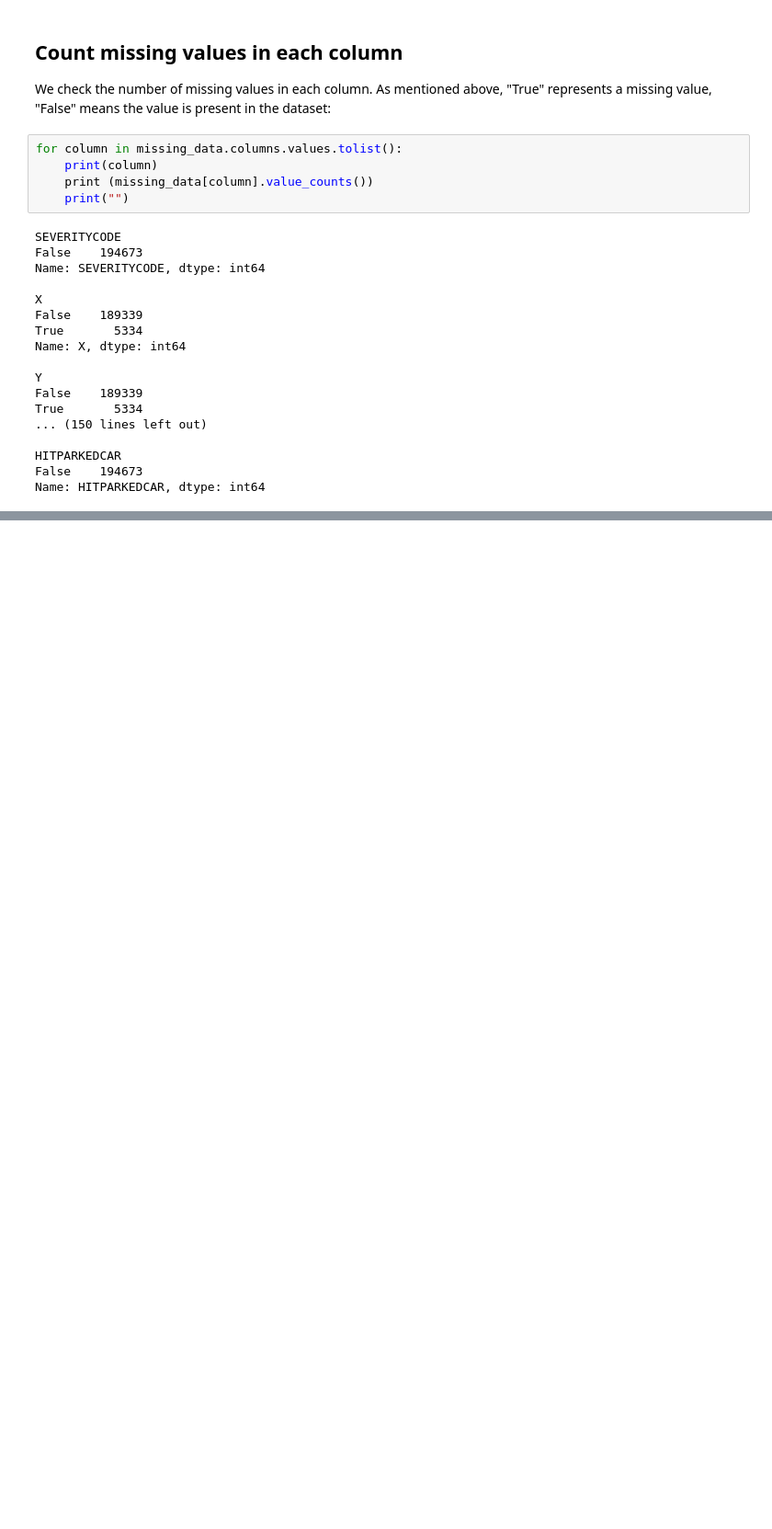
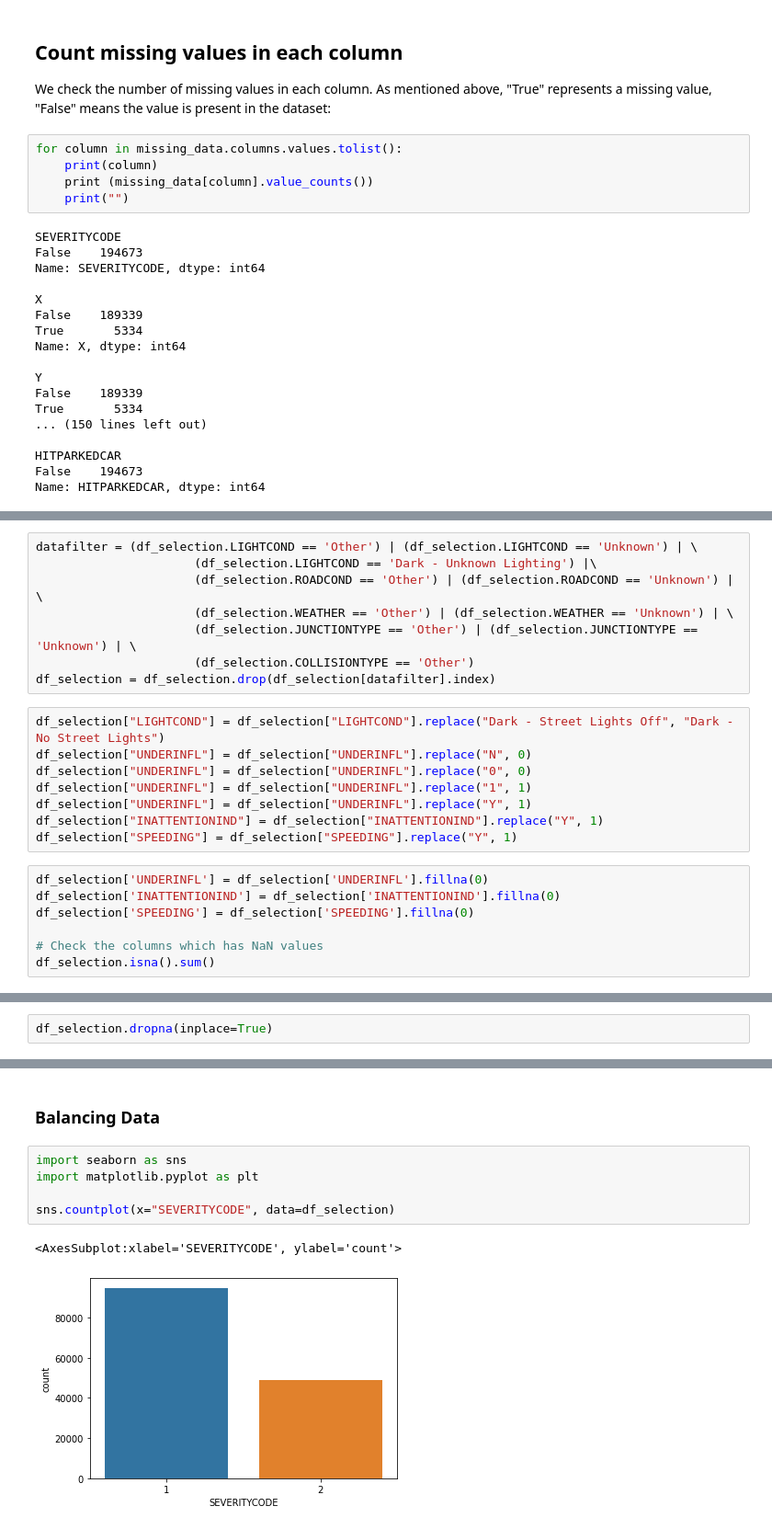
Before and after one commit to pablock-stark/ibm_data_science-final_capstone_project, a Jupyter notebook: ibm_applied_data_science_capstone.ipynb, the cells around one changed output, grey strips where cells are left out. Shown at 92% size. Drawn from its saved outputs; the diff is of its cells as text; blank space fills up the shorter version.

```diff
--- a/ibm_applied_data_science_capstone.ipynb
+++ b/ibm_applied_data_science_capstone.ipynb
@@ -140,0 +304,23 @@ Name: HITPARKEDCAR, dtype: int64
+# %%
+datafilter = (df_selection.LIGHTCOND == 'Other') | (df_selection.LIGHTCOND == 'Unknown') | \
+                      (df_selection.LIGHTCOND == 'Dark - Unknown Lighting') |\
+                      (df_selection.ROADCOND == 'Other') | (df_selection.ROADCOND == 'Unknown') | \
+                      (df_selection.WEATHER == 'Other') | (df_selection.WEATHER == 'Unknown') | \
+                      (df_selection.JUNCTIONTYPE == 'Other') | (df_selection.JUNCTIONTYPE == 'Unknown') | \
+                      (df_selection.COLLISIONTYPE == 'Other')
+df_selection = df_selection.drop(df_selection[datafilter].index)
+# %%
+df_selection["LIGHTCOND"] = df_selection["LIGHTCOND"].replace("Dark - Street Lights Off", "Dark - No Street Lights")
+df_selection["UNDERINFL"] = df_selection["UNDERINFL"].replace("N", 0)
+df_selection["UNDERINFL"] = df_selection["UNDERINFL"].replace("0", 0)
+df_selection["UNDERINFL"] = df_selection["UNDERINFL"].replace("1", 1)
+df_selection["UNDERINFL"] = df_selection["UNDERINFL"].replace("Y", 1)
+df_selection["INATTENTIONIND"] = df_selection["INATTENTIONIND"].replace("Y", 1)
+df_selection["SPEEDING"] = df_selection["SPEEDING"].replace("Y", 1)
+# %%
+df_selection['UNDERINFL'] = df_selection['UNDERINFL'].fillna(0)
+df_selection['INATTENTIONIND'] = df_selection['INATTENTIONIND'].fillna(0)
+df_selection['SPEEDING'] = df_selection['SPEEDING'].fillna(0)
+
+# Check the columns which has NaN values
+df_selection.isna().sum()
@@ -140,0 +350,2 @@ Name: HITPARKEDCAR, dtype: int64
+# %%
+df_selection.dropna(inplace=True)
@@ -140,0 +372,10 @@ Name: HITPARKEDCAR, dtype: int64
+# %% [markdown]
+### Balancing Data
+# %%
+import seaborn as sns
+import matplotlib.pyplot as plt
+
+sns.countplot(x="SEVERITYCODE", data=df_selection)
+# %% [output]
+<AxesSubplot:xlabel='SEVERITYCODE', ylabel='count'>
+[figure, added]
```
Also changed, not shown: parts of 77 cells of this notebook.
